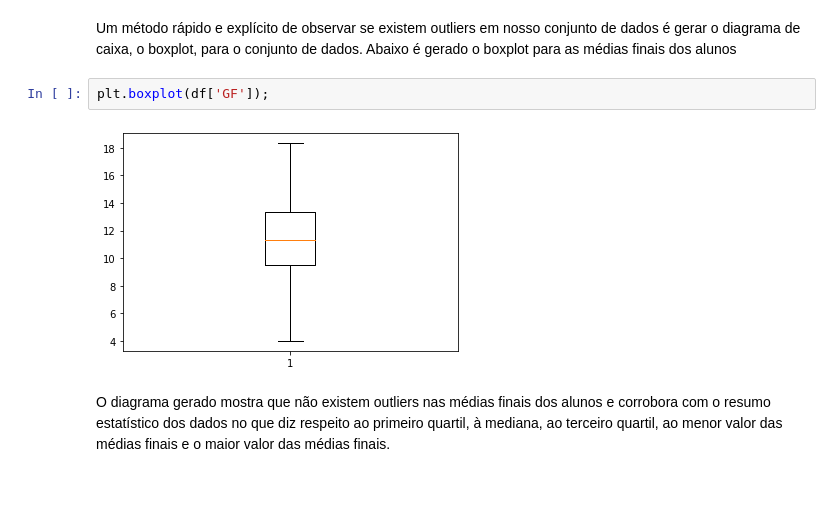
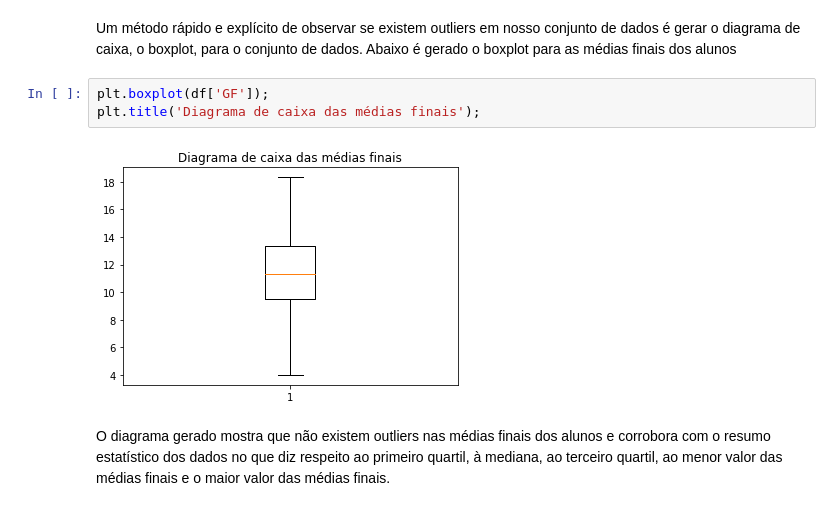
Before and after one commit to shl0mo/DataAnalysis_Students-Pandas, a Jupyter notebook: Estudantes.ipynb, the cells around one changed output. Saved outputs shown, nothing was run; the diff lists cells and outputs as text.

```diff
--- a/Estudantes.ipynb
+++ b/Estudantes.ipynb
@@ -165,8 +165,9 @@ Identificar os valores discrepantes é importante para que possamos ter uma aná
 Um método rápido e explícito de observar se existem outliers em nosso conjunto de dados é gerar o diagrama de caixa, o boxplot, para o conjunto de dados. Abaixo é gerado o boxplot para as médias finais dos alunos
 # %%
 plt.boxplot(df['GF']);
+plt.title('Diagrama de caixa das médias finais');
 # %% [output]
-[figure, old version]
+[figure, new version]
 # %% [markdown]
 O diagrama gerado mostra que não existem outliers nas médias finais dos alunos e corrobora com o resumo estatístico dos dados no que diz respeito ao primeiro quartil, à mediana, ao terceiro quartil, ao menor valor das médias finais e o maior valor das médias finais.
 # %% [markdown]
```
Also changed, not shown: parts of 1 cell of this notebook.
